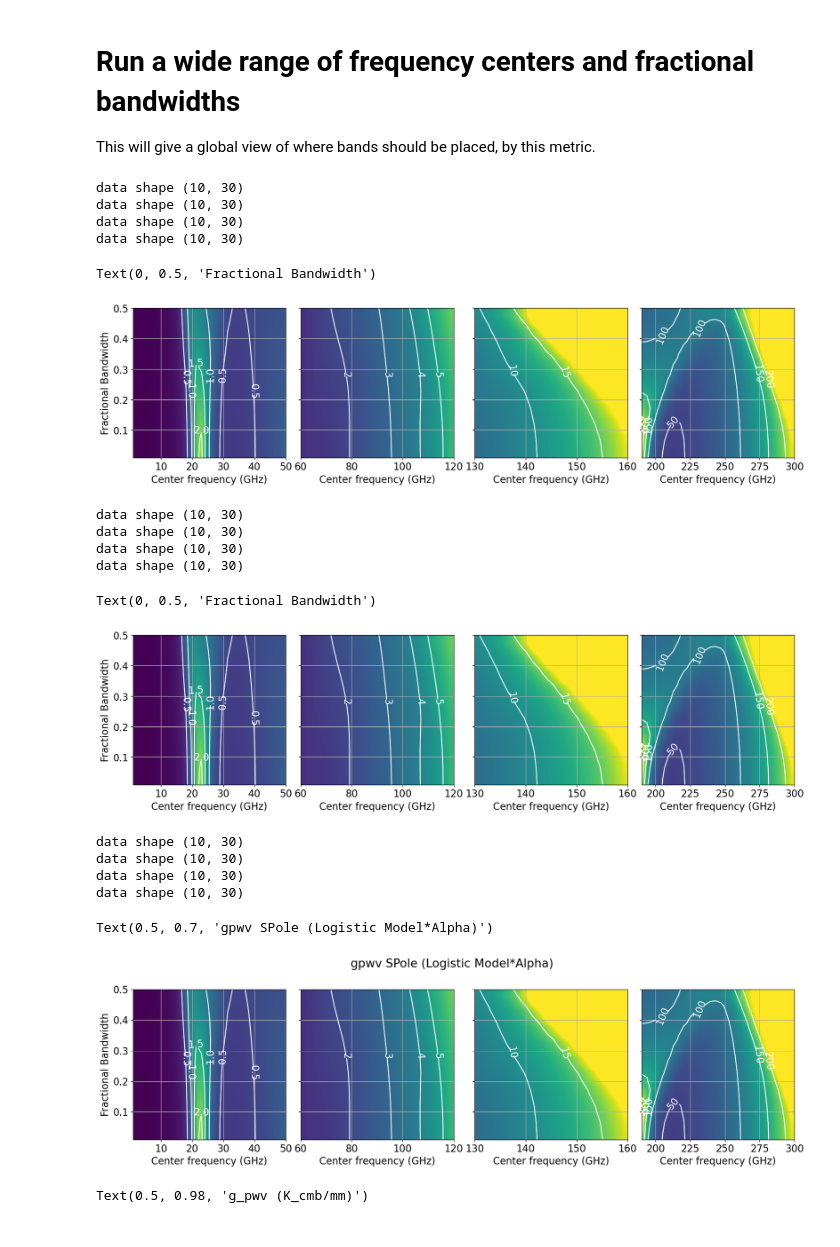
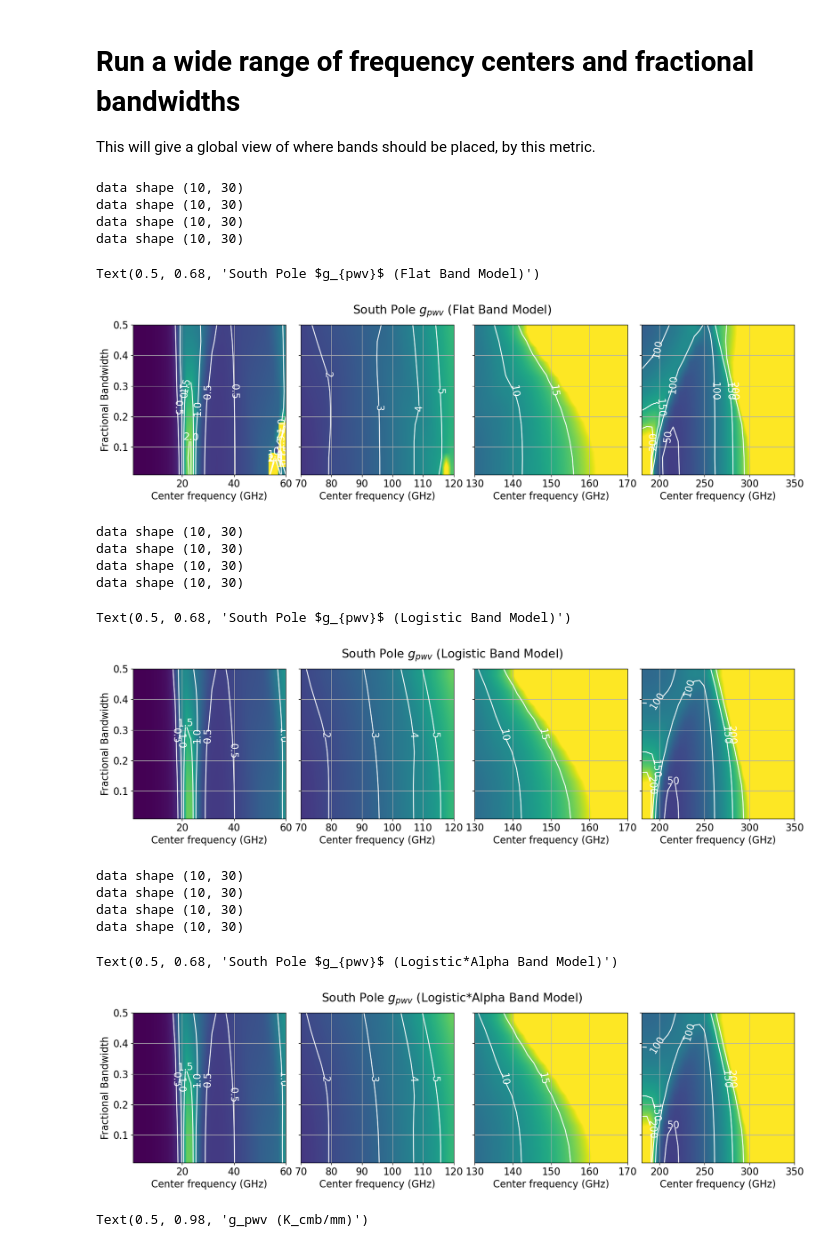
Before and after one commit to JohnRuhl/Atmos_pwv_flucts, a Jupyter notebook: Atmos_pwv_flucts.ipynb, the cells around one changed output. Drawn from its saved outputs; the diff is of its cells as text; code cells hidden in the pictures.

```diff
--- a/Atmos_pwv_flucts.ipynb
+++ b/Atmos_pwv_flucts.ipynb
@@ -89,3 +89,16 @@ plt.ylim(0.8,1.0)
 plt.grid()
 # %% [output]
 [figure]
+# %%
+plt.rcParams.update({'font.size': 14})
+plt.rcParams['figure.figsize'] = [12, 8]
+for site in ['Pole','Atacama']:
+    for pwv in atmos[site].keys():
+        pltlabel=site+': '+str(pwv)+ ' $\mu$m'
+        plt.plot(atmos[site][pwv][0],atmos[site][pwv][2], label=pltlabel)
+plt.ylabel('Transmission')#('$T_B$ (K)')
+plt.xlabel('Frequency (GHz)')
+plt.xlim(0,600)
+plt.grid()
+plt.legend(fontsize="16", loc='upper right')
+plt.title('Atmospheric Transmission: South Pole and Atacama Desert')
@@ -346,7 +373,7 @@ def make_one_plot(flow,fhigh,atmos):
             logistic_band = logistic_bandmodel(nu_ghz, nu_center, delta_nu, 2.0, 0.7)
             alpha_band = alpha_bandmodel(nu_ghz,nu_center,alpha)
             # Choose one of the above, here.
-            total_band = logistic_band*alpha_band
+            total_band = flat_band #logistic_band#*#alpha_band
 
             dPdpwv = calc_dPdpwv(nu_ghz, Tb1_i, Tb2_i, dpwv, total_band)
             dPdTcmb = calc_dPdTcmb(nu_ghz, total_band, atmos_trans_i)
@@ -387,32 +414,33 @@ def plot_one_panel(outdata,axs,rownum,minval,maxval,clevels):
     axs[rownum].grid()
 # %%
 #make sure the bandmodel is defined in the function above
+#Flat model
 plt.rcParams.update({'font.size': 16})
 plt.rcParams['figure.figsize'] = [16, 12]
 
 fig,axs = plt.subplots(nrows=1,ncols=4,sharey=True,constrained_layout=True)
 fig.set_constrained_layout_pads(w_pad=2 / 72, h_pad=2 / 72, hspace=0.1,wspace=0.0)
 
-outdat = make_one_plot(1,50,atmos)
+outdat = make_one_plot(1,60,atmos)
 plot_one_panel(outdat,axs,0,0,2.5,[0,0.5,1,1.5,2])
 
-outdat = make_one_plot(60,120,atmos)
+outdat = make_one_plot(70,120,atmos)
 plot_one_panel(outdat,axs,1,0,9,[0,1,2,3,4,5])
 
-outdat = make_one_plot(130,160,atmos)
+outdat = make_one_plot(130,170,atmos)
 plot_one_panel(outdat,axs,2,0,20,[0,5,10,15])
 
-outdat = make_one_plot(190,300,atmos)
+outdat = make_one_plot(180,350,atmos)
 plot_one_panel(outdat,axs,3,0,250,[0,50,100,150,200])
 axs[0].set_ylabel('Fractional Bandwidth')
-#fig.suptitle('g_pwv for South Pole (Flat Model)')
+fig.suptitle('South Pole $g_{pwv}$ (Flat Band Model)', y=0.68)
 # %% [output]
 data shape (10, 30)
 data shape (10, 30)
 data shape (10, 30)
 data shape (10, 30)
-Text(0, 0.5, 'Fractional Bandwidth')
+Text(0.5, 0.68, 'South Pole $g_{pwv}$ (Flat Band Model)')
-[figure, old version]
+[figure, new version]
 # %%
 #rerun for Logisitic
 plt.rcParams.update({'font.size': 16})
@@ -421,26 +449,26 @@ plt.rcParams['figure.figsize'] = [16, 12]
 fig,axs = plt.subplots(nrows=1,ncols=4,sharey=True,constrained_layout=True)
 fig.set_constrained_layout_pads(w_pad=2 / 72, h_pad=2 / 72, hspace=0.1,wspace=0.0)
 
-outdat = make_one_plot(1,50,atmos)
+outdat = make_one_plot(1,60,atmos)
 plot_one_panel(outdat,axs,0,0,2.5,[0,0.5,1,1.5,2])
 
-outdat = make_one_plot(60,120,atmos)
+outdat = make_one_plot(70,120,atmos)
 plot_one_panel(outdat,axs,1,0,9,[0,1,2,3,4,5])
 
-outdat = make_one_plot(130,160,atmos)
+outdat = make_one_plot(130,170,atmos)
 plot_one_panel(outdat,axs,2,0,20,[0,5,10,15])
 
-outdat = make_one_plot(190,300,atmos)
+outdat = make_one_plot(180,350,atmos)
 plot_one_panel(outdat,axs,3,0,250,[0,50,100,150,200])
 axs[0].set_ylabel('Fractional Bandwidth')
-#plt.suptitle('gpwv SPole (Logistic Model)')
+fig.suptitle('South Pole $g_{pwv}$ (Logistic Band Model)', y=0.68)
 # %% [output]
 data shape (10, 30)
 data shape (10, 30)
 data shape (10, 30)
 data shape (10, 30)
-Text(0, 0.5, 'Fractional Bandwidth')
+Text(0.5, 0.68, 'South Pole $g_{pwv}$ (Logistic Band Model)')
-[figure, old version]
+[figure, new version]
 # %%
 #rerun for Logisitic * alpha = 2
 plt.rcParams.update({'font.size': 16})
@@ -449,26 +477,26 @@ plt.rcParams['figure.figsize'] = [16, 12]
 fig,axs = plt.subplots(nrows=1,ncols=4,sharey=True,constrained_layout=True)
 fig.set_constrained_layout_pads(w_pad=2 / 72, h_pad=2 / 72, hspace=0.1,wspace=0.0)
 
-outdat = make_one_plot(1,50,atmos)
+outdat = make_one_plot(1,60,atmos)
 plot_one_panel(outdat,axs,0,0,2.5,[0,0.5,1,1.5,2])
 
-outdat = make_one_plot(60,120,atmos)
+outdat = make_one_plot(70,120,atmos)
 plot_one_panel(outdat,axs,1,0,9,[0,1,2,3,4,5])
 
-outdat = make_one_plot(130,160,atmos)
+outdat = make_one_plot(130,170,atmos)
 plot_one_panel(outdat,axs,2,0,20,[0,5,10,15])
 
-outdat = make_one_plot(190,300,atmos)
+outdat = make_one_plot(180,350,atmos)
 plot_one_panel(outdat,axs,3,0,250,[0,50,100,150,200])
 axs[0].set_ylabel('Fractional Bandwidth')
-plt.suptitle('gpwv SPole (Logistic Model*Alpha)', y=0.70)
+plt.suptitle('South Pole $g_{pwv}$ (Logistic*Alpha Band Model)', y=0.68)
 # %% [output]
 data shape (10, 30)
 data shape (10, 30)
 data shape (10, 30)
 data shape (10, 30)
-Text(0.5, 0.7, 'gpwv SPole (Logistic Model*Alpha)')
+Text(0.5, 0.68, 'South Pole $g_{pwv}$ (Logistic*Alpha Band Model)')
-[figure, old version]
+[figure, new version]
 # %%
 plt.rcParams.update({'font.size': 14})
 plt.rcParams['figure.figsize'] = [12, 4]
```
Also changed, not shown: parts of 19 cells of this notebook, 2 other files.
